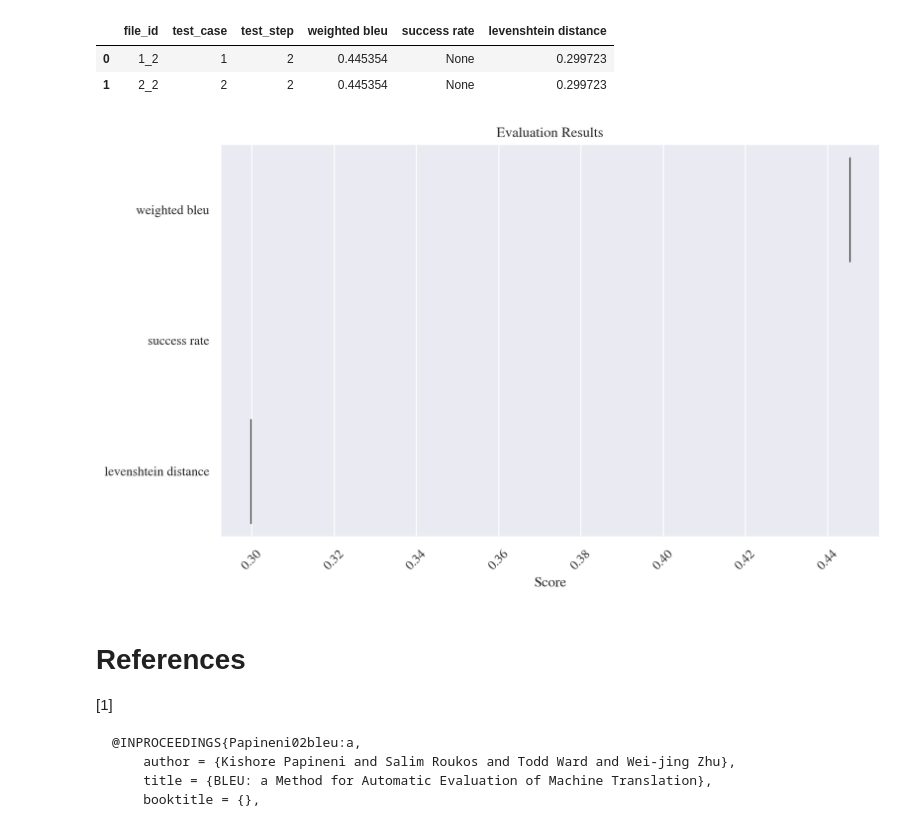
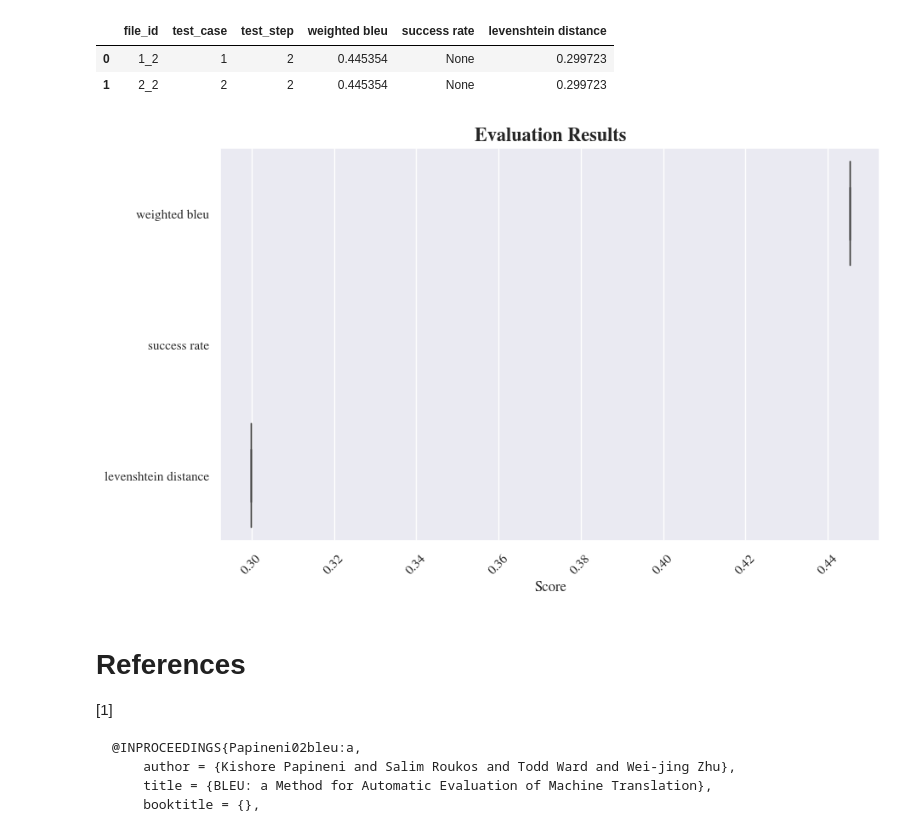
Before and after one commit to nina-prog/cadenza-playwright-llm, a Jupyter notebook: notebooks/240711_Nina_evaluation.ipynb, the cells around one changed output. Drawn from its saved outputs; the diff is of its cells as text; code cells hidden in the pictures.

Commit message:
Update save path timestamp

```diff
--- a/notebooks/240711_Nina_evaluation.ipynb
+++ b/notebooks/240711_Nina_evaluation.ipynb
@@ -105,7 +105,7 @@ results
 # Evaluation
 # %%
 # Load saved evaluation results
-results = pd.read_pickle(config['paths']['scores_dir']+'eval_scores_20240714-1123.pkl')
+results = pd.read_pickle(config['paths']['scores_dir']+'eval_scores_20240715-145729.pkl')
 results
 # %% [output]
 |  | file_id | test_case | test_step | weighted bleu | success rate | levenshtein distance |
@@ -114,13 +114,13 @@ results
 # %%
 # Display evaluation results in a boxplot
 fig, ax = plt.subplots(figsize=(10, 6))
 sns.boxplot(data=results, ax=ax, orient='h')
-ax.set_title('Evaluation Results')
+ax.set_title('Evaluation Results', fontsize=16, fontweight='bold')
 ax.set_xlabel('Score')
 plt.xticks(rotation=45)
 plt.show()
 # %% [output]
-[figure, old version]
+[figure, new version]
 # %% [markdown]
 # References
 [1]
```
Also changed, not shown: parts of 3 cells of this notebook, 3 other files.
